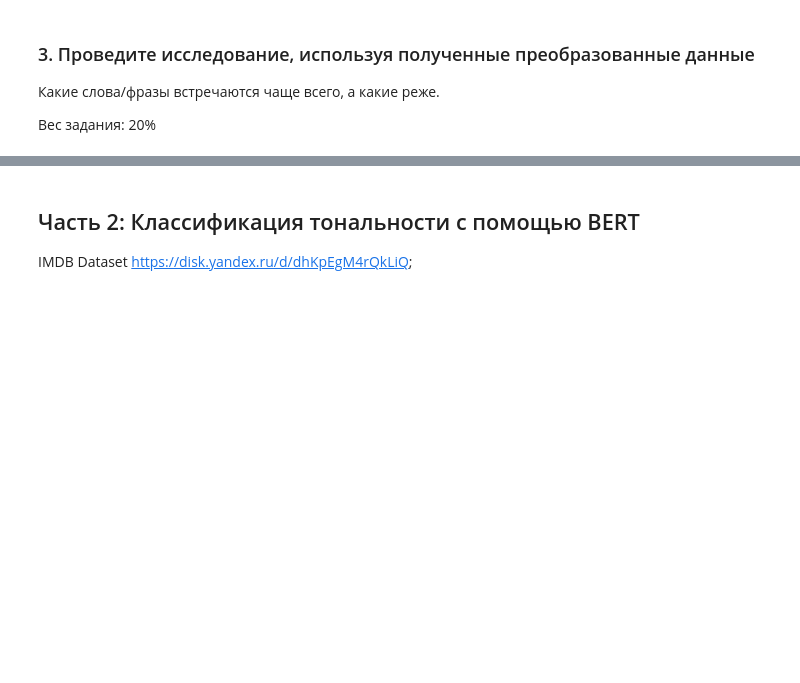
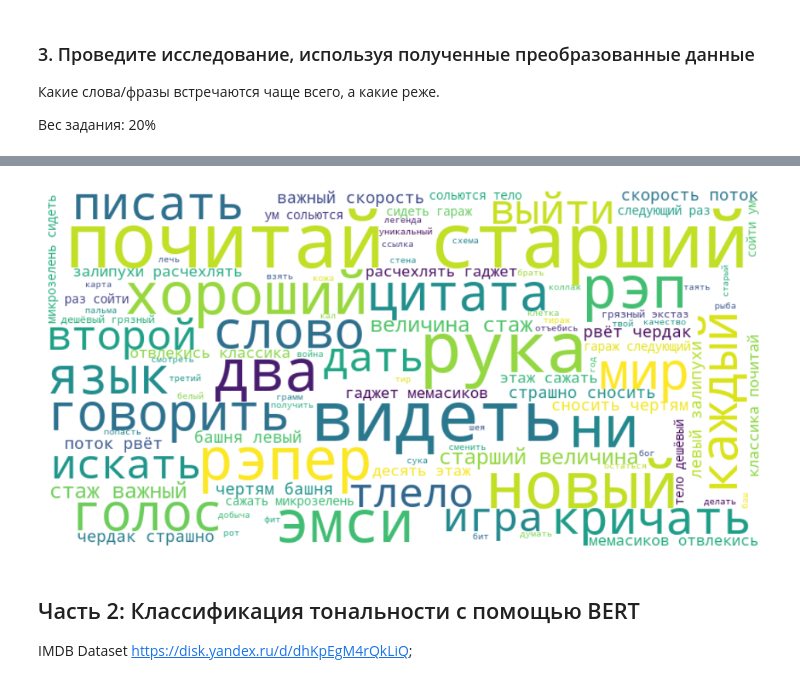
Before and after one commit to Deaacon/HW_2_2025-Roman_Dyakonov, a Jupyter notebook: solution.ipynb, the cells around one changed output, grey strips where cells are left out. Saved outputs shown, nothing was run; the diff lists cells and outputs as text; code cells hidden in the pictures; blank space fills up the shorter version.

```diff
--- a/solution.ipynb
+++ b/solution.ipynb
@@ -108,3 +200,20 @@ for i in range(tfidf_matrix.shape[0]):
+# %%
+all_text = " ".join([" ".join(tokens) for tokens in texts_lemma])
+
+wordcloud = WordCloud(
+    width=800,
+    height=400,
+    background_color='white',
+    colormap='viridis',
+    max_words=100
+).generate(all_text)
+
+plt.figure(figsize=(12, 6))
+plt.imshow(wordcloud, interpolation='bilinear')
+plt.axis("off")
+plt.show()
+# %% [output]
+[figure, added]
 # %% [markdown]
 
 ## Часть 2: Классификация тональности с помощью BERT
```
Also changed, not shown: parts of 16 cells of this notebook.
